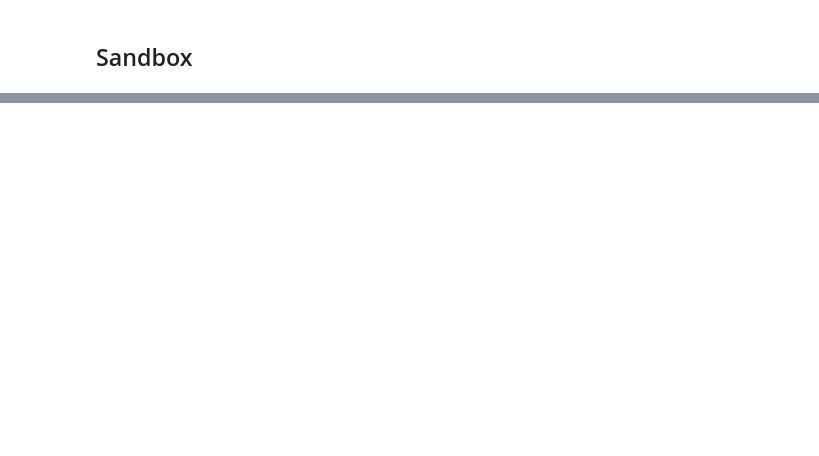
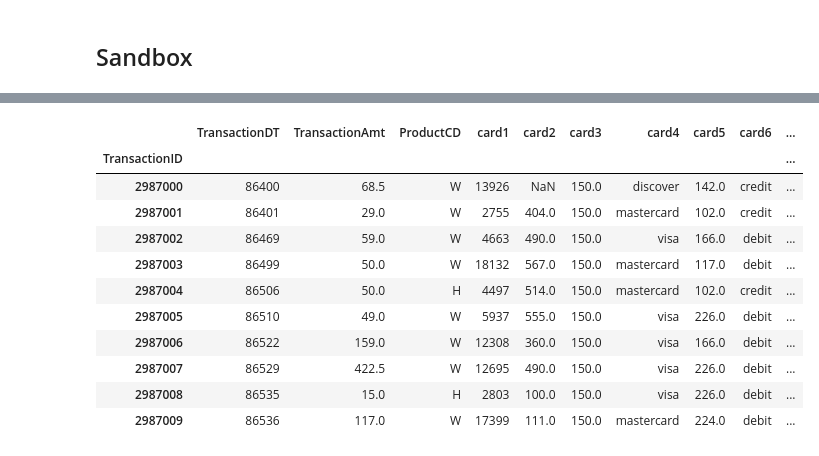
Before and after one commit to andfanilo/ieee-fraud-detection, a Jupyter notebook: notebooks/exploratory/sandbox.ipynb, the cells around one changed output, grey strips where cells are left out. Drawn from its saved outputs; the diff is of its cells as text; code cells hidden in the pictures; blank space fills up the shorter version.

```diff
--- a/notebooks/exploratory/sandbox.ipynb
+++ b/notebooks/exploratory/sandbox.ipynb
@@ -24,3 +9,19 @@ from sklearn.model_selection import (
+# %%
+import numpy as np
+import pandas as pd
+
+from src.dataset.make_dataset import Dataset
+from src.features.build_features import *
+from src.features.utils import convert_category_cols_lgb
+from src.model.train import *
+
+import matplotlib.pyplot as plt
+import seaborn as sns
+
+pd.options.display.max_rows = None
+pd.options.display.max_columns = None
+
+%matplotlib inline
 # %%
 ds = Dataset()
 ds.load_dataset("30000")
@@ -90,2 +29,0 @@ tv.summary_plot()
-# %%
-train_lgb_folds(ds)
@@ -159,2 +29,0 @@ tv.summary_plot()
-# %%
-train_xgb_folds(ds)
@@ -236,0 +30,15 @@ CV mean score: 0.8868, std: 0.0290.
+# %%
+ds.X_train.head(10)
+# %% [output]
+|  | TransactionDT | TransactionAmt | ProductCD | card1 | card2 | card3 | card4 | card5 | card6 | ... |
+| TransactionID |  |  |  |  |  |  |  |  |  | ... |
+| 2987000 | 86400 | 68.5 | W | 13926 | NaN | 150.0 | discover | 142.0 | credit | ... |
+| 2987001 | 86401 | 29.0 | W | 2755 | 404.0 | 150.0 | mastercard | 102.0 | credit | ... |
+| 2987002 | 86469 | 59.0 | W | 4663 | 490.0 | 150.0 | visa | 166.0 | debit | ... |
+| 2987003 | 86499 | 50.0 | W | 18132 | 567.0 | 150.0 | mastercard | 117.0 | debit | ... |
+| 2987004 | 86506 | 50.0 | H | 4497 | 514.0 | 150.0 | mastercard | 102.0 | credit | ... |
+| 2987005 | 86510 | 49.0 | W | 5937 | 555.0 | 150.0 | visa | 226.0 | debit | ... |
+| 2987006 | 86522 | 159.0 | W | 12308 | 360.0 | 150.0 | visa | 166.0 | debit | ... |
+| 2987007 | 86529 | 422.5 | W | 12695 | 490.0 | 150.0 | visa | 226.0 | debit | ... |
+| 2987008 | 86535 | 15.0 | H | 2803 | 100.0 | 150.0 | visa | 226.0 | debit | ... |
+| 2987009 | 86536 | 117.0 | W | 17399 | 111.0 | 150.0 | mastercard | 224.0 | debit | ... |
```
Also changed, not shown: parts of 22 cells of this notebook, 8 other files.
